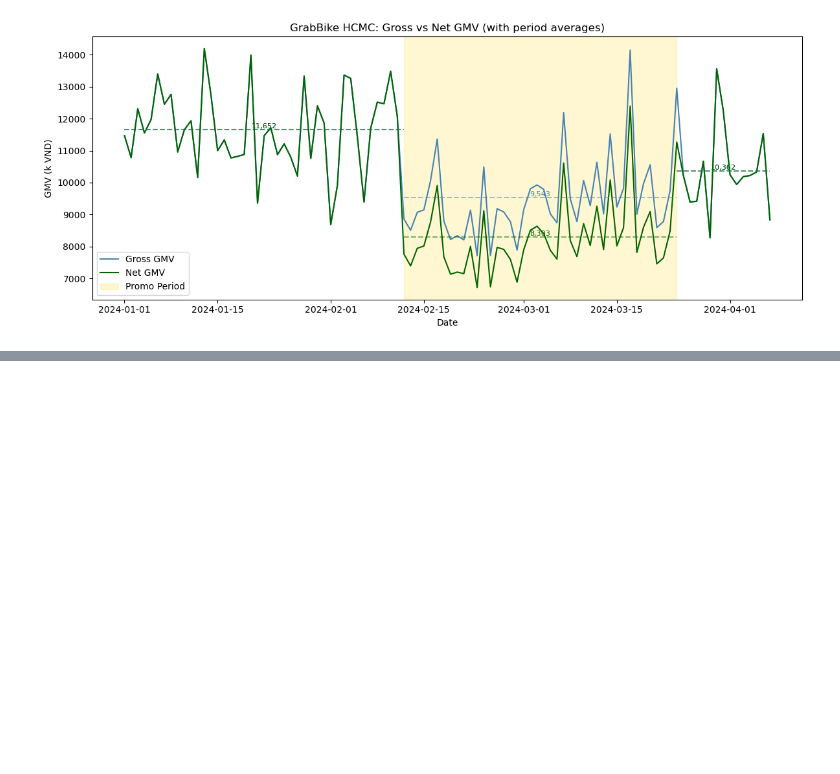
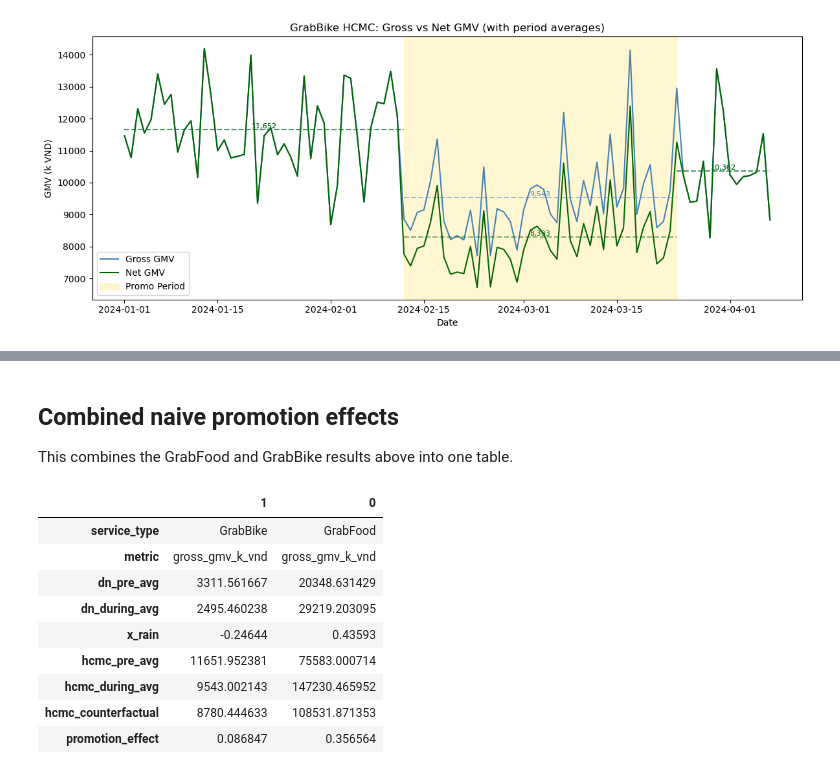
Before and after one commit to tonyvu1289/grab-assignment, a Jupyter notebook: basic_eda.ipynb, the cells around one changed output, grey strips where cells are left out. Cells and saved outputs as stored; diff of their text form; code cells hidden in the pictures; blank space fills up the shorter version.

```diff
--- a/basic_eda.ipynb
+++ b/basic_eda.ipynb
@@ -636,0 +765,34 @@ plt.show()
+# %% [markdown]
+## Combined naive promotion effects
+
+This combines the GrabFood and GrabBike results above into one table.
+# %%
+# Combine GrabFood + GrabBike naive results
+combined_naive = pd.concat([result, result_grabbike], ignore_index=True)
+combined_naive = combined_naive[
+    [
+        'service_type',
+        'metric',
+        'dn_pre_avg',
+        'dn_during_avg',
+        'x_rain',
+        'hcmc_pre_avg',
+        'hcmc_during_avg',
+        'hcmc_counterfactual',
+        'promotion_effect',
+    ]
+]
+combined_naive = combined_naive.sort_values('service_type')
+
+combined_naive.T
+# %% [output]
+|  | 1 | 0 |
+| service_type | GrabBike | GrabFood |
+| metric | gross_gmv_k_vnd | gross_gmv_k_vnd |
+| dn_pre_avg | 3311.561667 | 20348.631429 |
+| dn_during_avg | 2495.460238 | 29219.203095 |
+| x_rain | -0.24644 | 0.43593 |
+| hcmc_pre_avg | 11651.952381 | 75583.000714 |
+| hcmc_during_avg | 9543.002143 | 147230.465952 |
+| hcmc_counterfactual | 8780.444633 | 108531.871353 |
+| promotion_effect | 0.086847 | 0.356564 |
```
Also changed, not shown: parts of 6 cells of this notebook, 2 other files.
